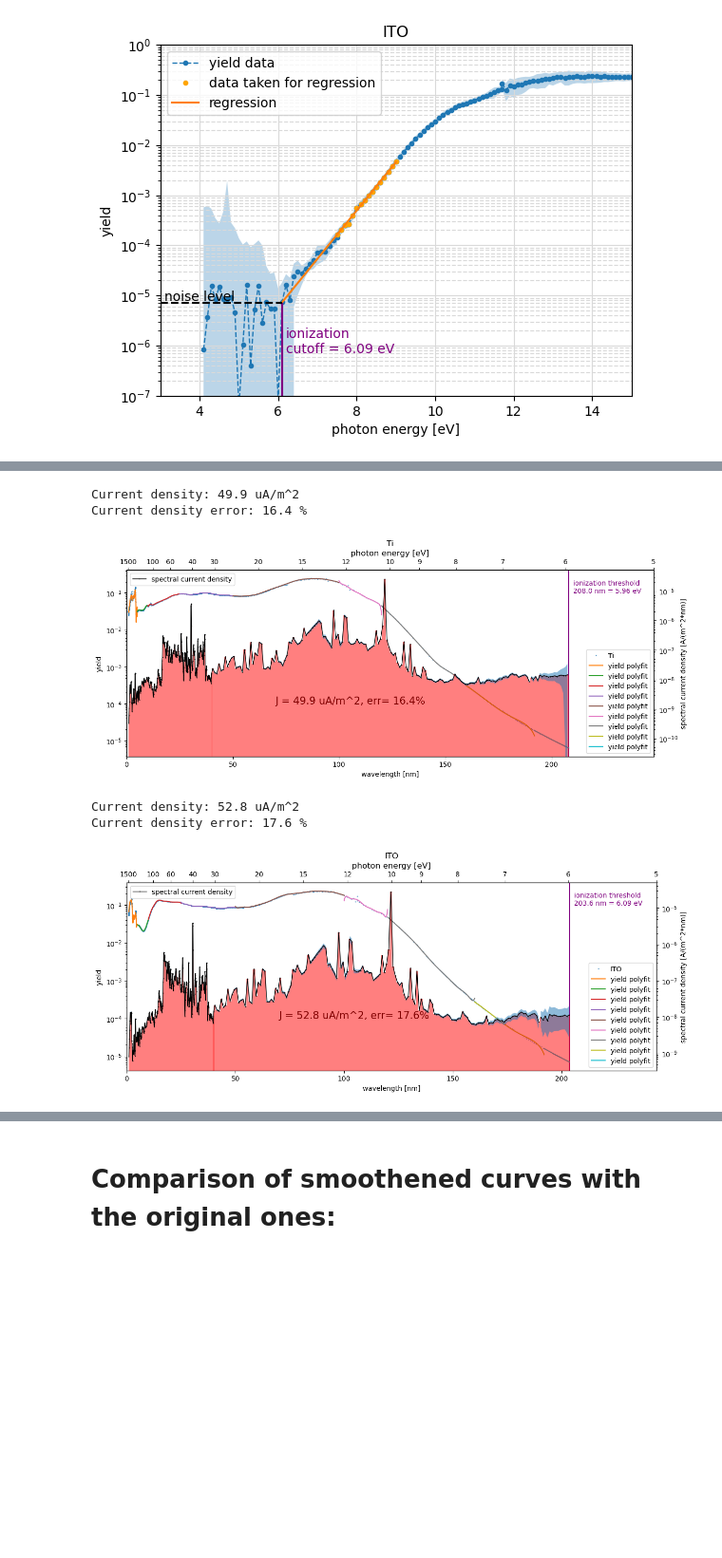
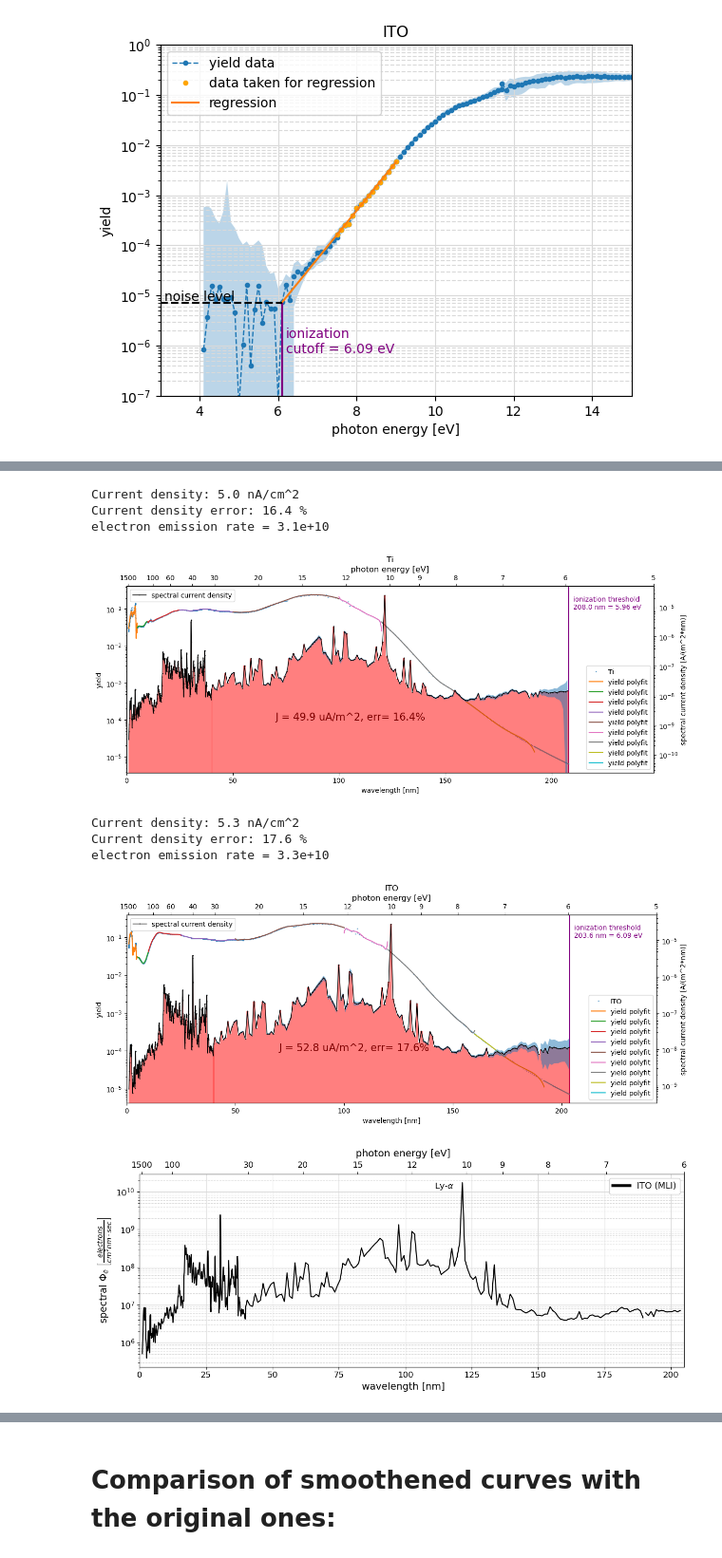
Before and after one commit to sebastiankalos/NYUAD_Elettra_Data_Analysis, a Jupyter notebook: ionization_limits.ipynb, the cells around one changed output, grey strips where cells are left out. Shown at 95% size. Saved outputs shown, nothing was run; the diff lists cells and outputs as text; code cells hidden in the pictures; blank space fills up the shorter version.

```diff
--- a/ionization_limits.ipynb
+++ b/ionization_limits.ipynb
@@ -360,16 +367,57 @@ Current density error: 17.8 %
 [figure]
 # %%
-[Ti_J,Ti_J_err]=integrate_J(eV_list=Ti_E_NEW,eV_list_original=Ti_full_E,TEY_list=Ti_TEY_NEW,TEY_err_list=Ti_full_TEY_err,irradiance_stdev=irr_stdev,name='Ti',ion_threshold_eV=Ti_ion_thresh)
+[Ti_J,Ti_J_err,Ti_nm,Ti_J_spect]=integrate_J(eV_list=Ti_E_NEW,eV_list_original=Ti_full_E,TEY_list=Ti_TEY_NEW,TEY_err_list=Ti_full_TEY_err,irradiance_stdev=irr_stdev,name='Ti',ion_threshold_eV=Ti_ion_thresh)
 # %% [output]
-Current density: 49.9 uA/m^2
+Current density: 5.0 nA/cm^2
 Current density error: 16.4 %
+electron emission rate = 3.1e+10
 [figure]
 # %%
-[ITO_J,ITO_J_err]=integrate_J(eV_list=ITO_E_NEW,eV_list_original=ITO_MLI_aug22_full_E,TEY_list=ITO_TEY_NEW,TEY_err_list=ITO_MLI_aug22_full_TEY_err,irradiance_stdev=irr_stdev,name='ITO',ion_threshold_eV=ITO_ion_thresh)
+[ITO_J,ITO_J_err,ITO_nm,ITO_J_spect]=integrate_J(eV_list=ITO_E_NEW,eV_list_original=ITO_MLI_aug22_full_E,TEY_list=ITO_TEY_NEW,TEY_err_list=ITO_MLI_aug22_full_TEY_err,irradiance_stdev=irr_stdev,name='ITO',ion_threshold_eV=ITO_ion_thresh)
 # %% [output]
-Current density: 52.8 uA/m^2
+Current density: 5.3 nA/cm^2
 Current density error: 17.6 %
+electron emission rate = 3.3e+10
 [figure]
+# %%
+fig, ax1 = plt.subplots(figsize=(14, 5), dpi=100)#initialize a plot
+ax1.plot(ITO_nm,ITO_J_spect/eV*1e-4,label='ITO (MLI)',color='black')
+ax1.set_yscale('log')
+#ax1.set_ylim(3e-10,1e-4)
+ax1.set_ylabel(r'spectral $\Phi_e$ $\left[\frac{electrons}{cm^2 nm \cdot sec}\right]$',size=14)
+
+ax2 = ax1.twiny()
+#ax2.xaxis.tick_bottom()
+new_eV_ticks=[6,7,8,9,10,12,15,20,30,100,1500]
+new_tick_locations = np.array(convert_eV_to_nm(new_eV_ticks))
+ax2.set_xlim(ax2.get_xlim())
+ax2.set_xticks(new_tick_locations)
+ax2.set_xticklabels(new_eV_ticks,size=12)
+
+ax1.tick_params(axis='y', labelsize=12)
+ax1.tick_params(axis='x', labelsize=12)
+
+#ax1_labels = np.array(ax1.get_xticks().tolist(),int)
+#ax1.set_xticklabels(ax1_labels,size=12)
+#ax1.xaxis.set_tick_params(top=True,labeltop=True,bottom=False,labelbottom=False)
+
+ax1.grid(which = 'major', linestyle='-',color='0.85')
+ax1.grid(which = 'minor', linestyle='--', color='0.85')
+
+ax1.set_xlim(0,205)
+
+plt.figtext(0.5, 0.03, 'wavelength [nm]', ha='center', va='center',size=14)
+plt.figtext(0.5, 0.96, 'photon energy [eV]', ha='center', va='center',size=14)
+
+ax2.text(s=r'Ly-$\alpha$',x=112,y=1.2e10,color='black',size=12)
+
+leg = ax1.legend(prop={'size': 12.5},framealpha=1)
+for line in leg.get_lines():
+    line.set_linewidth(4.0)
+
+plt.savefig('plots/ITO_spectral_emission_rate.png', bbox_inches='tight', dpi=300)
+# %% [output]
+[figure, added]
 # %%
 def harm_smooth(data=list,n=int): #function defining a harmonic average smoothing
     for i in range(len(data)-n):
```
Also changed, not shown: parts of 11 cells of this notebook, 4 other files.
